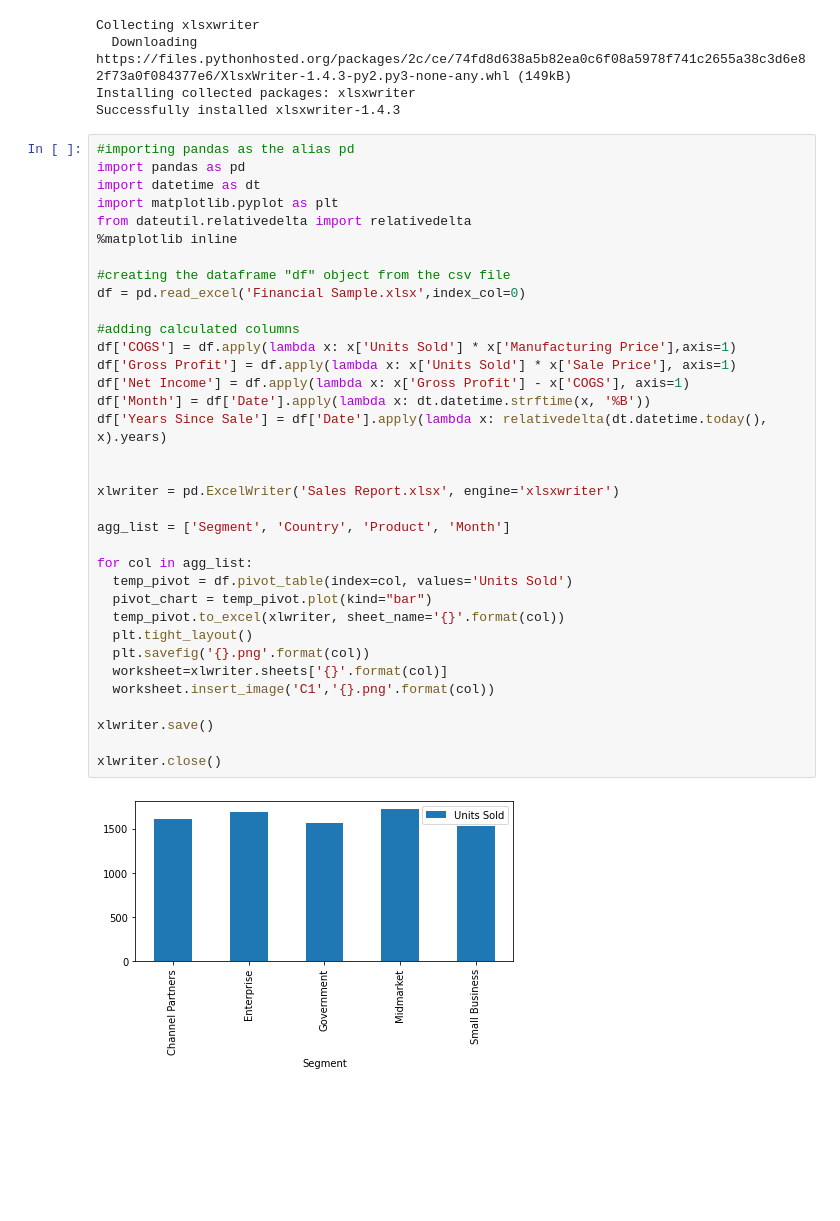
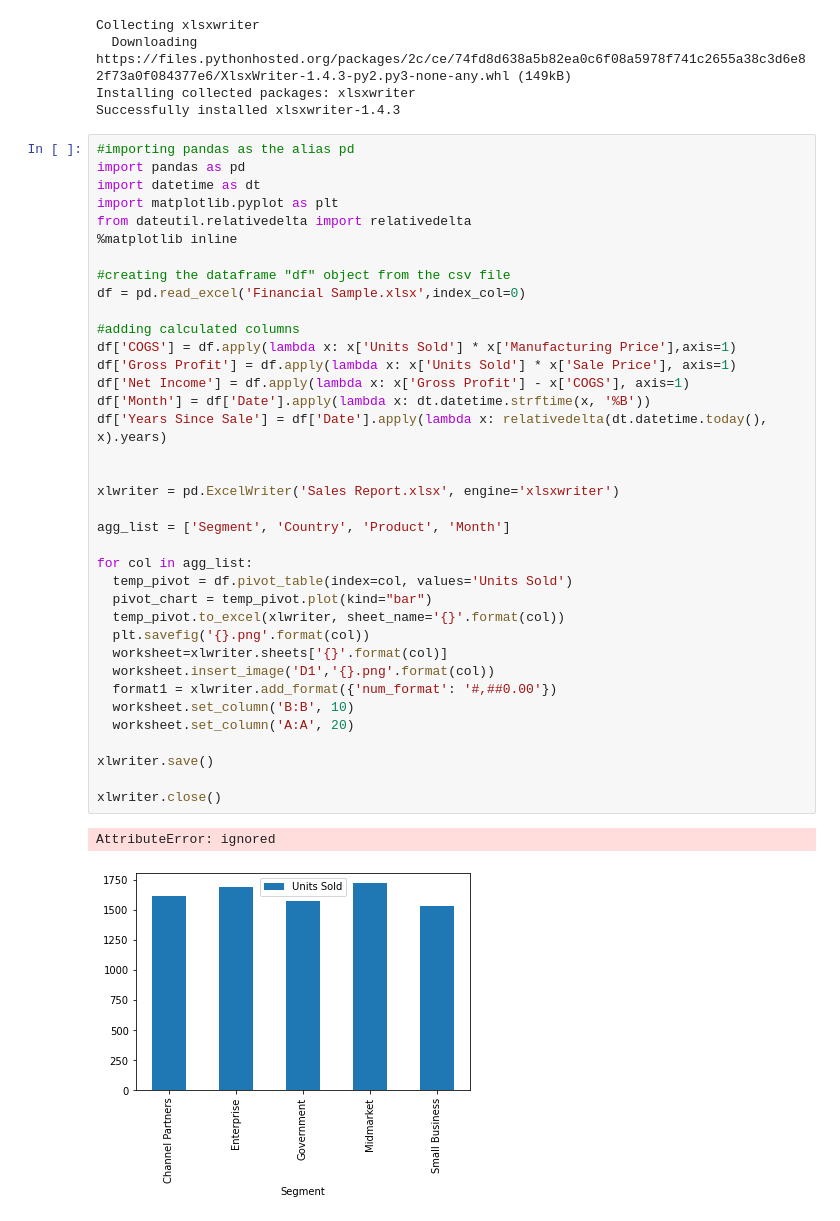
Before and after one commit to justinballas/Articles, a Jupyter notebook: Excel_Python_Article.ipynb, the cells around one changed output. Drawn from its saved outputs; the diff is of its cells as text; blank space fills up the shorter version.

```diff
--- a/Excel_Python_Article.ipynb
+++ b/Excel_Python_Article.ipynb
@@ -333,33 +336,36 @@ import datetime as dt
 import matplotlib.pyplot as plt
 from dateutil.relativedelta import relativedelta
 %matplotlib inline
 
 #creating the dataframe "df" object from the csv file
 df = pd.read_excel('Financial Sample.xlsx',index_col=0)
 
 #adding calculated columns
 df['COGS'] = df.apply(lambda x: x['Units Sold'] * x['Manufacturing Price'],axis=1)
 df['Gross Profit'] = df.apply(lambda x: x['Units Sold'] * x['Sale Price'], axis=1)
 df['Net Income'] = df.apply(lambda x: x['Gross Profit'] - x['COGS'], axis=1)
 df['Month'] = df['Date'].apply(lambda x: dt.datetime.strftime(x, '%B'))
 df['Years Since Sale'] = df['Date'].apply(lambda x: relativedelta(dt.datetime.today(), x).years)
 
 
 xlwriter = pd.ExcelWriter('Sales Report.xlsx', engine='xlsxwriter')
 
 agg_list = ['Segment', 'Country', 'Product', 'Month']
 
 for col in agg_list:
   temp_pivot = df.pivot_table(index=col, values='Units Sold')
   pivot_chart = temp_pivot.plot(kind="bar")
   temp_pivot.to_excel(xlwriter, sheet_name='{}'.format(col))
-  plt.tight_layout()
   plt.savefig('{}.png'.format(col))
   worksheet=xlwriter.sheets['{}'.format(col)]
-  worksheet.insert_image('C1','{}.png'.format(col))
+  worksheet.insert_image('D1','{}.png'.format(col))
+  format1 = xlwriter.add_format({'num_format': '#,##0.00'})
+  worksheet.set_column('B:B', 10)
+  worksheet.set_column('A:A', 20)
 
 xlwriter.save()
 
 xlwriter.close()
 # %% [output]
+AttributeError: ignored
-[figure, old version]
+[figure, new version]
```
Also changed, not shown: parts of 19 cells of this notebook.
